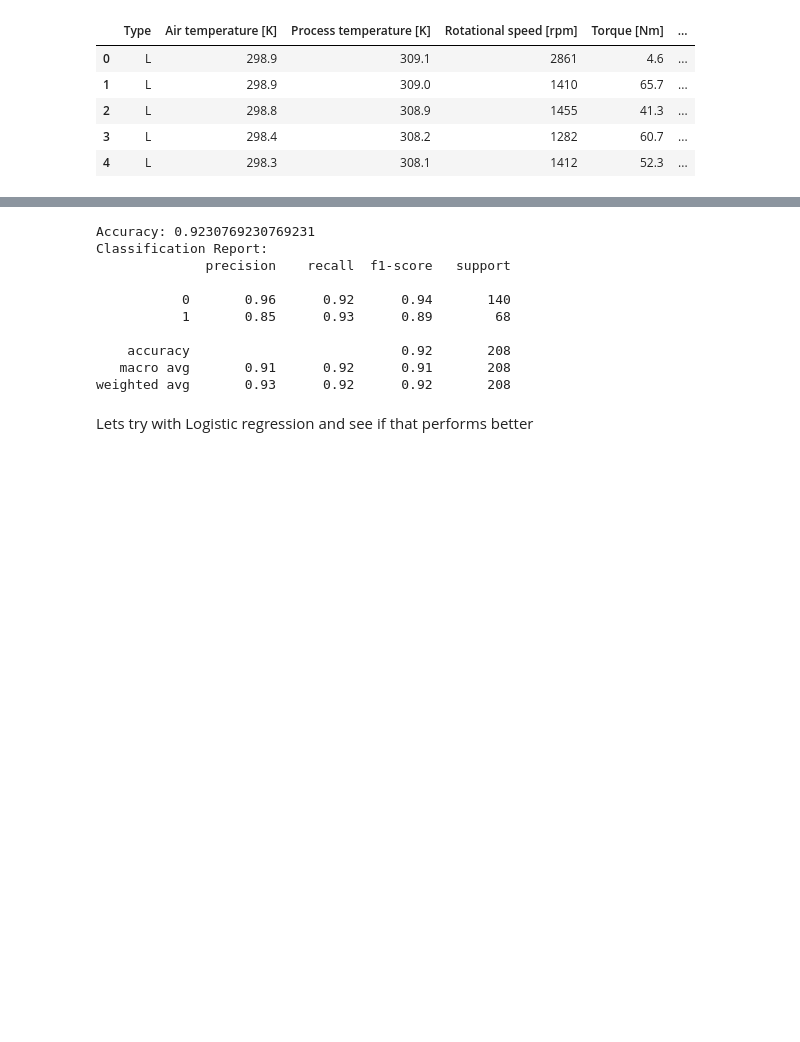
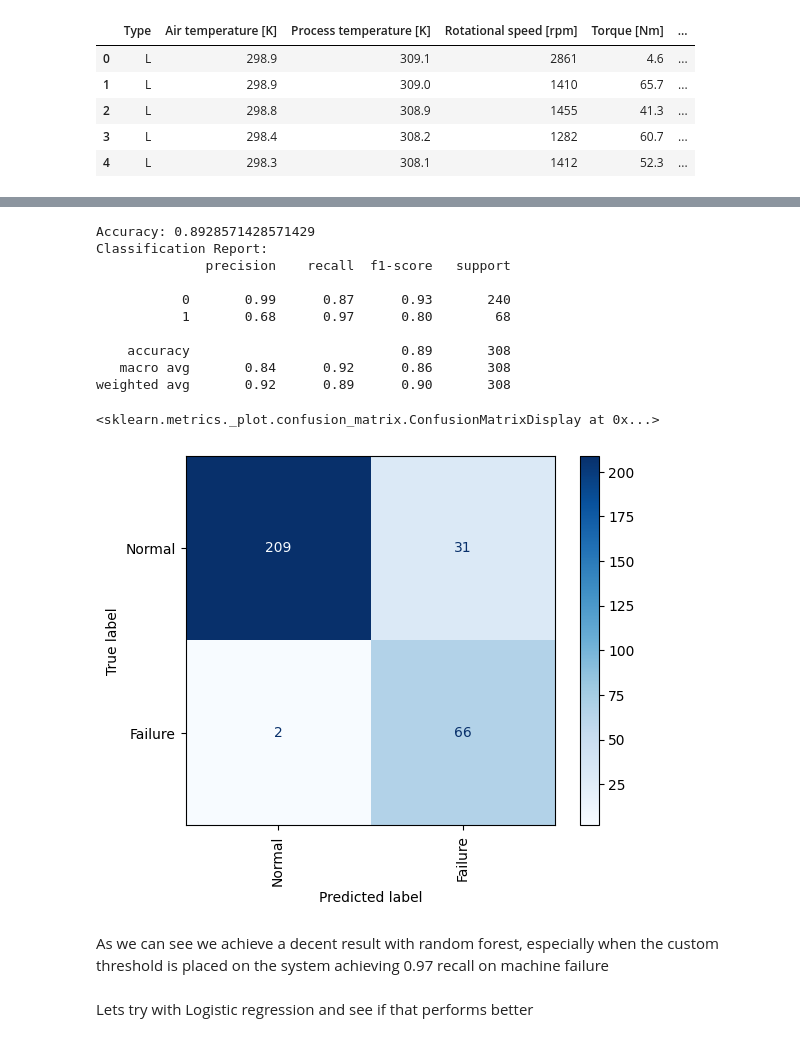
Before and after one commit to waterandstuff/AML_Exam, a Jupyter notebook: Random_Forest.ipynb, the cells around one changed output, grey strips where cells are left out. Cells and saved outputs as stored; diff of their text form; code cells hidden in the pictures; blank space fills up the shorter version.

```diff
--- a/Random_Forest.ipynb
+++ b/Random_Forest.ipynb
@@ -98,22 +96,30 @@ cmd.from_estimator(rf_model, X_test, y_test, display_labels=labels, cmap='Blues'
 # %%
-y_pred = rf_model.predict(X_test)
+proba = rf_model.predict_proba(X_test)[:, 1]
+threshold = 0.1
+y_pred = (proba >= threshold).astype(int)
 
 # Evaluate the model
 accuracy = accuracy_score(y_test, y_pred)
 print(f"Accuracy: {accuracy}")
 print("Classification Report:")
 print(classification_report(y_test, y_pred))
+
+cmd.from_predictions(y_test, y_pred, display_labels=labels, cmap='Blues', xticks_rotation='vertical')
 # %% [output]
-Accuracy: 0.9230769230769231
+Accuracy: 0.8928571428571429
 Classification Report:
               precision    recall  f1-score   support
 
-           0       0.96      0.92      0.94       140
-           1       0.85      0.93      0.89        68
+           0       0.99      0.87      0.93       240
+           1       0.68      0.97      0.80        68
 
-    accuracy                           0.92       208
-   macro avg       0.91      0.92      0.91       208
-weighted avg       0.93      0.92      0.92       208
+    accuracy                           0.89       308
+   macro avg       0.84      0.92      0.86       308
+weighted avg       0.92      0.89      0.90       308
+<sklearn.metrics._plot.confusion_matrix.ConfusionMatrixDisplay at 0x...>
+[figure, added]
+# %% [markdown]
+As we can see we achieve a decent result with random forest, especially when the custom threshold is placed on the system achieving 0.97 recall on machine failure
 # %% [markdown]
 Lets try with Logistic regression and see if that performs better
 # %%
```
Also changed, not shown: parts of 12 cells of this notebook, 2 other files.
